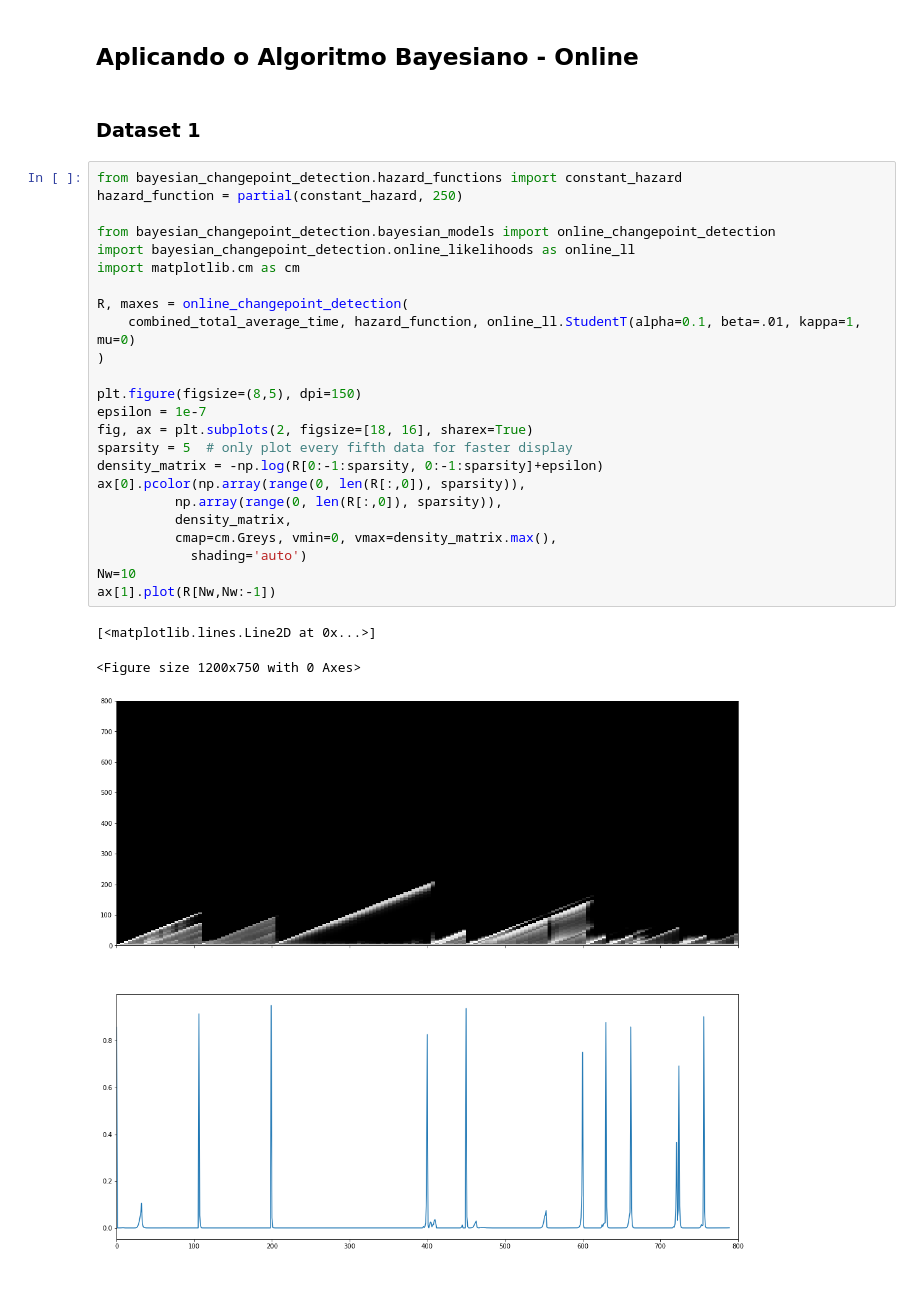
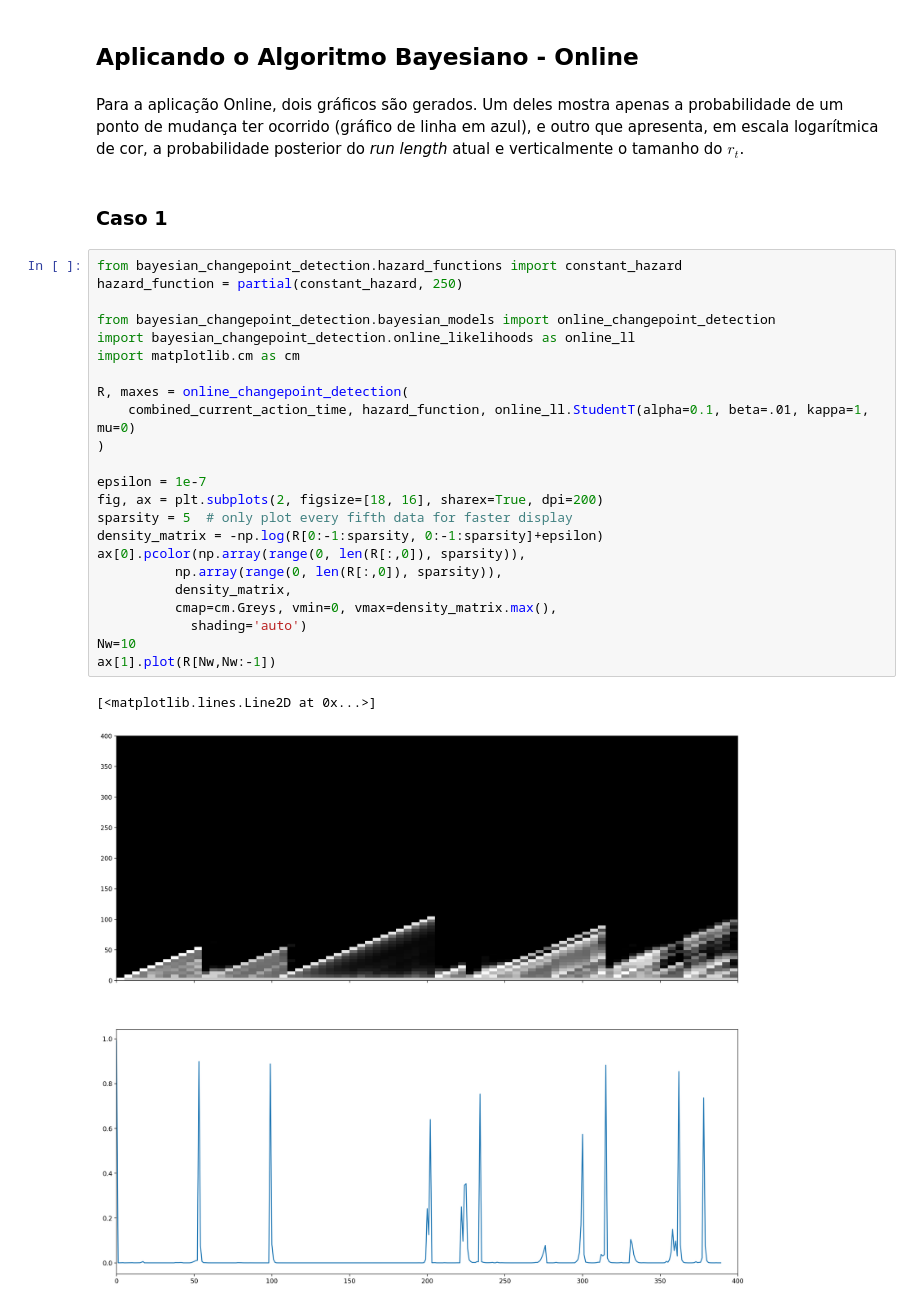
Before and after one commit to Butewbr/BayesianMAB, a Jupyter notebook: trab/Trabalho.ipynb, the cells around one changed output. Cells and saved outputs as stored; diff of their text form.

```diff
--- a/trab/Trabalho.ipynb
+++ b/trab/Trabalho.ipynb
@@ -155,33 +253,33 @@ plt.plot(np.exp(Pcp).sum(0))
 # %% [markdown]
 ## Aplicando o Algoritmo Bayesiano - Online
+# %% [markdown]
+Para a aplicação Online, dois gráficos são gerados. Um deles mostra apenas a probabilidade de um ponto de mudança ter ocorrido (gráfico de linha em azul), e outro que apresenta, em escala logarítmica de cor, a probabilidade posterior do *run length* atual e verticalmente o tamanho do $r_t$.
 # %% [markdown]
-### Dataset 1
+### Caso 1
 # %%
 from bayesian_changepoint_detection.hazard_functions import constant_hazard
 hazard_function = partial(constant_hazard, 250)
 
 from bayesian_changepoint_detection.bayesian_models import online_changepoint_detection
 import bayesian_changepoint_detection.online_likelihoods as online_ll
 import matplotlib.cm as cm
 
 R, maxes = online_changepoint_detection(
-    combined_total_average_time, hazard_function, online_ll.StudentT(alpha=0.1, beta=.01, kappa=1, mu=0)
+    combined_current_action_time, hazard_function, online_ll.StudentT(alpha=0.1, beta=.01, kappa=1, mu=0)
 )
 
-plt.figure(figsize=(8,5), dpi=150)
 epsilon = 1e-7
-fig, ax = plt.subplots(2, figsize=[18, 16], sharex=True)
+fig, ax = plt.subplots(2, figsize=[18, 16], sharex=True, dpi=200)
 sparsity = 5  # only plot every fifth data for faster display
 density_matrix = -np.log(R[0:-1:sparsity, 0:-1:sparsity]+epsilon)
 ax[0].pcolor(np.array(range(0, len(R[:,0]), sparsity)),
           np.array(range(0, len(R[:,0]), sparsity)),
           density_matrix,
           cmap=cm.Greys, vmin=0, vmax=density_matrix.max(),
             shading='auto')
 Nw=10
 ax[1].plot(R[Nw,Nw:-1])
 # %% [output]
 [<matplotlib.lines.Line2D at 0x...>]
-<Figure size 1200x750 with 0 Axes>
-[figure, old version]
+[figure, new version]
 # %% [markdown]
```
Also changed, not shown: parts of 34 cells of this notebook, 21 other files.
